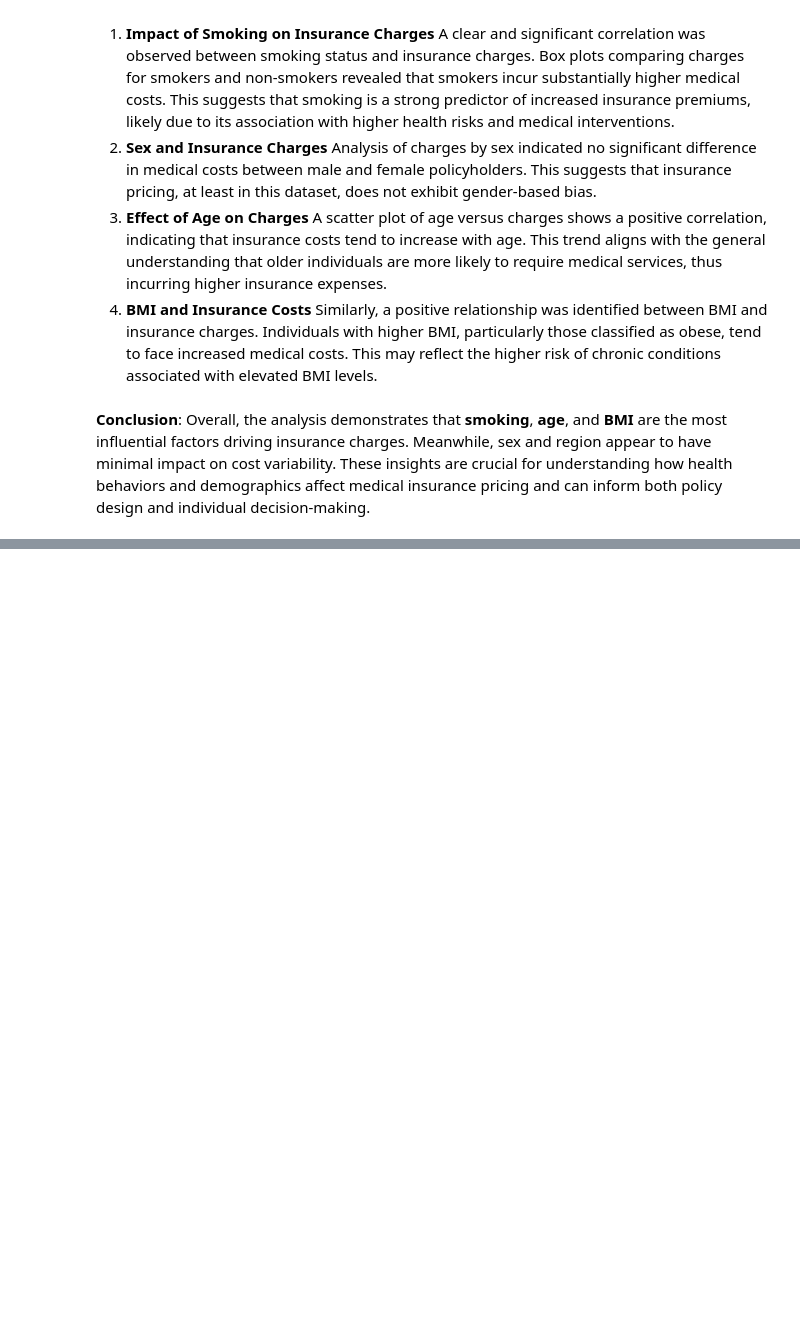
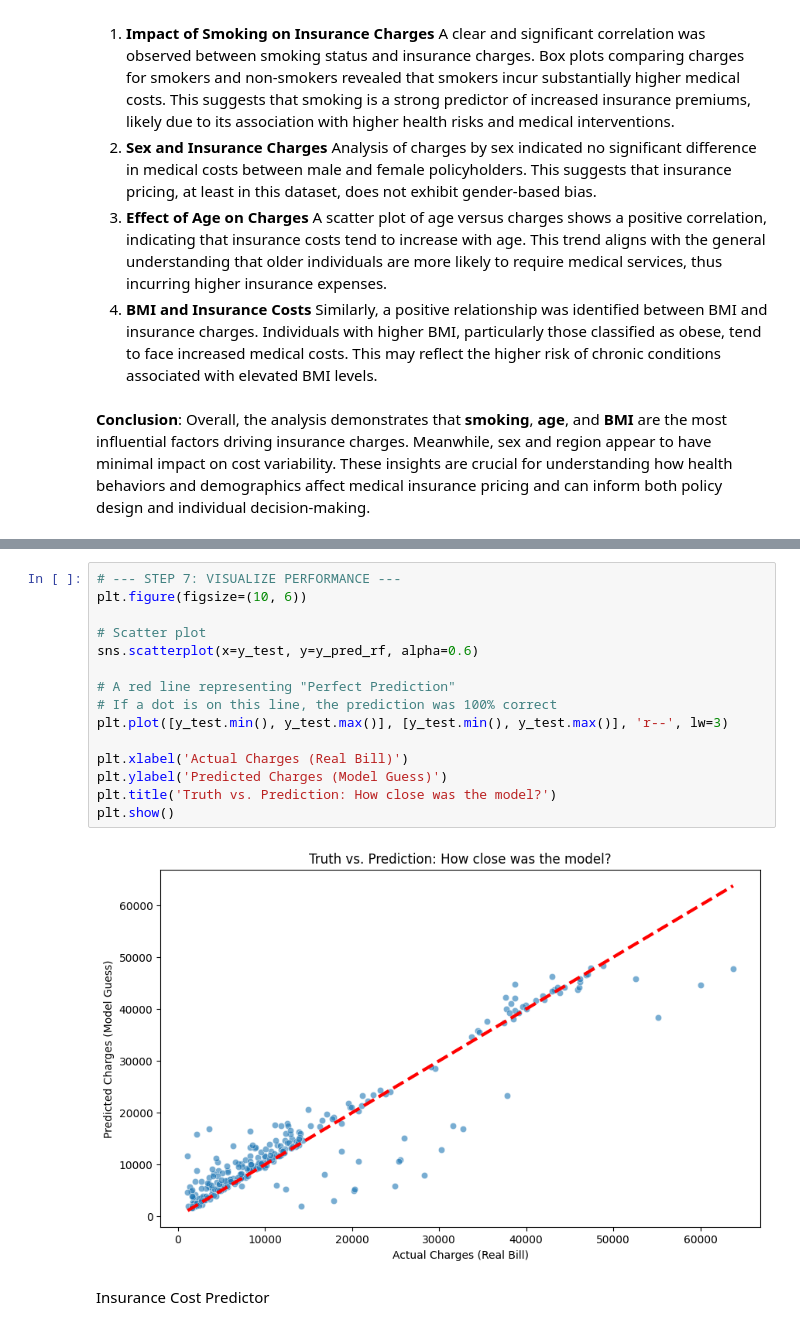
Before and after one commit to Treehari/Internship-prep, a Jupyter notebook: insurance-analysis.ipynb, the cells around one changed output, grey strips where cells are left out. Drawn from its saved outputs; the diff is of its cells as text; blank space fills up the shorter version.

```diff
--- a/insurance-analysis.ipynb
+++ b/insurance-analysis.ipynb
@@ -140,0 +264,19 @@ Overall, the analysis demonstrates that **smoking**, **age**, and **BMI** are th
+# %%
+# --- STEP 7: VISUALIZE PERFORMANCE ---
+plt.figure(figsize=(10, 6))
+
+# Scatter plot
+sns.scatterplot(x=y_test, y=y_pred_rf, alpha=0.6)
+
+# A red line representing "Perfect Prediction"
+# If a dot is on this line, the prediction was 100% correct
+plt.plot([y_test.min(), y_test.max()], [y_test.min(), y_test.max()], 'r--', lw=3)
+
+plt.xlabel('Actual Charges (Real Bill)')
+plt.ylabel('Predicted Charges (Model Guess)')
+plt.title('Truth vs. Prediction: How close was the model?')
+plt.show()
+# %% [output]
+[figure, added]
+# %% [markdown]
+Insurance Cost Predictor
```
Also changed, not shown: parts of 6 cells of this notebook.
